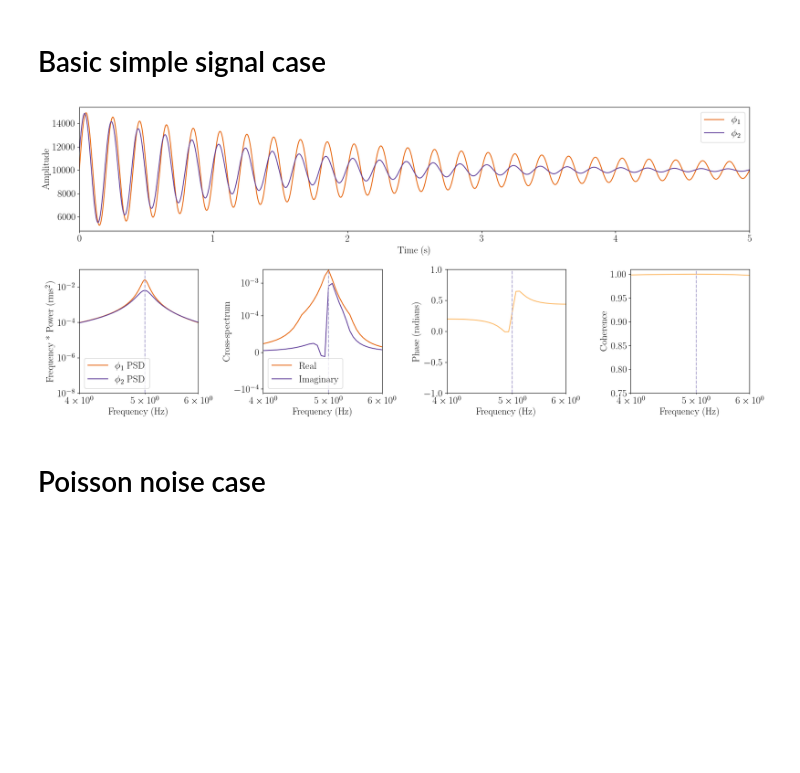
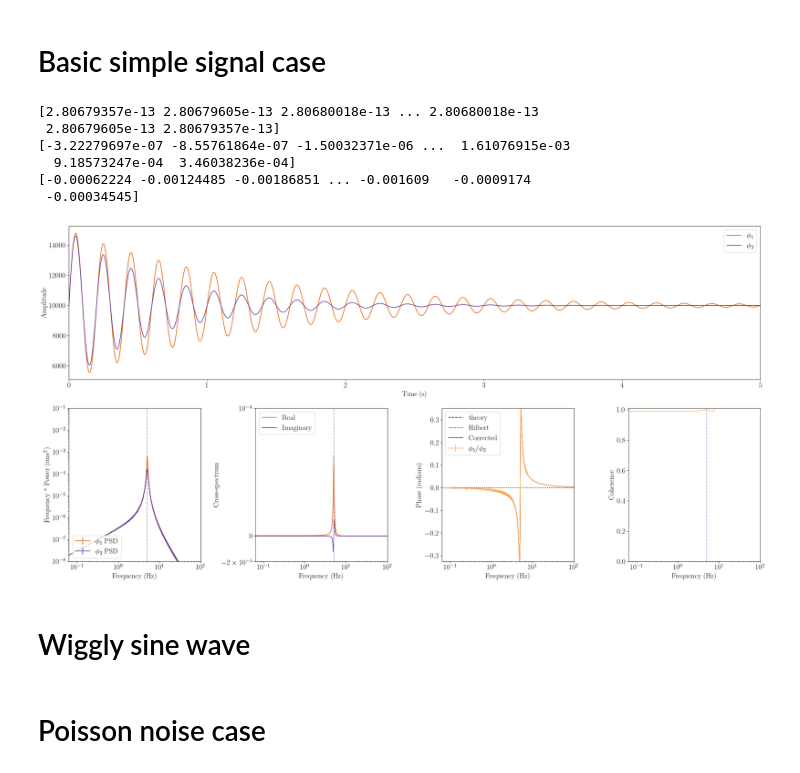
Before and after one commit to bjricketts/fourier-sims, a Jupyter notebook: fourier_sims.ipynb, the cells around one changed output. Saved outputs shown, nothing was run; the diff lists cells and outputs as text; code cells hidden in the pictures; blank space fills up the shorter version.

```diff
--- a/fourier_sims.ipynb
+++ b/fourier_sims.ipynb
@@ -185,37 +228,52 @@ For details and migration guidance, visit: https://python.arviz.org/en/latest/us
 # Basic simple signal case
 # %%
 ##
-dt = 1e-3
-T = 16*10
+dt = 1/512
+T = 16*100
 index = int(T/dt)
 t = np.arange(-T, T, dt)
 t_plot = t[index:]
 
 constant = 10000
 omega1 = 5.0
 omega2 = 5.0
-dampen1 = 0.25/2
-dampen2 = 0.5/2
+dampen1 = 0.25
+dampen2 = 0.5
 
-x1 = make_decaying_sine(constant, 0.5, omega1, dampen1, 0, t, kick=False, kick_period=5)
-x2 = make_decaying_sine(constant, 0.5, omega2, dampen2, 0, t, kick=False, kick_period=5,phase = 0.1*np.pi)
+x1 = make_decaying_sine(constant, 0.5, omega1, dampen1, 0, t)
+x2 = make_decaying_sine(constant, 0.5, omega2, dampen2, 0, t)
 #x3 = x1 + x2
 x3 = sine_wave_distort(x1,x2,0.5)
 lc1 = Lightcurve(t[index:], x1[index:])
 lc2 = Lightcurve(t[index:], x2[index:])
 x1_noise = lc1
 x2_noise = lc2
 #x1_noise.counts = gen_noise_original(lc1.time,lc1.counts,beta=0.1,norm=1000)
 #x2_noise.counts = gen_noise_original(lc2.time,lc2.counts,beta=0.1,norm=1000)
 #x1_noise.counts = np.random.poisson(x1_noise.counts)
 #x2_noise.counts = np.random.poisson(x2_noise.counts)
 
-ps1 = Powerspectrum.from_lightcurve(lc1, norm="frac")
-ps2 = Powerspectrum.from_lightcurve(lc2, norm="frac")
+ps1 = AveragedPowerspectrum.from_lightcurve(lc1, norm="frac",segment_size=16)
+ps2 = AveragedPowerspectrum.from_lightcurve(lc2, norm="frac",segment_size=16)
 
 cs12 = Crossspectrum.from_lightcurve(lc1, lc2, norm="frac")
 avgcs12 = AveragedCrossspectrum.from_lightcurve(lc1, lc2, segment_size=16, norm="frac")
 
-plot(t_plot,x1_noise,x2_noise,ps1,ps2,omega1,omega2,avgcs12,x_lim_lower=4,x_lim_upper=6,file="figures/simple_decaying_sine_wave.png")
+
+dampenx = dampen1
+dampeny = dampen2
+
+omegax = omega1
+omegay = omega2
+
+plot(t_plot,x1_noise,x2_noise,ps1,ps2,omega1,omega2,avgcs12,x_lim_lower=1/16,x_lim_upper=100,file="figures/simple_decaying_sine_wave.pdf",theory=True,hil=True)
 # %% [output]
+[2.80679357e-13 2.80679605e-13 2.80680018e-13 ... 2.80680018e-13
+ 2.80679605e-13 2.80679357e-13]
+[-3.22279697e-07 -8.55761864e-07 -1.50032371e-06 ...  1.61076915e-03
+  9.18573247e-04  3.46038236e-04]
+[-0.00062224 -0.00124485 -0.00186851 ... -0.001609   -0.0009174
+ -0.00034545]
-[figure, old version]
+[figure, new version]
+# %% [markdown]
+# Wiggly sine wave
```
Also changed, not shown: parts of 33 cells of this notebook, 1 other file.
